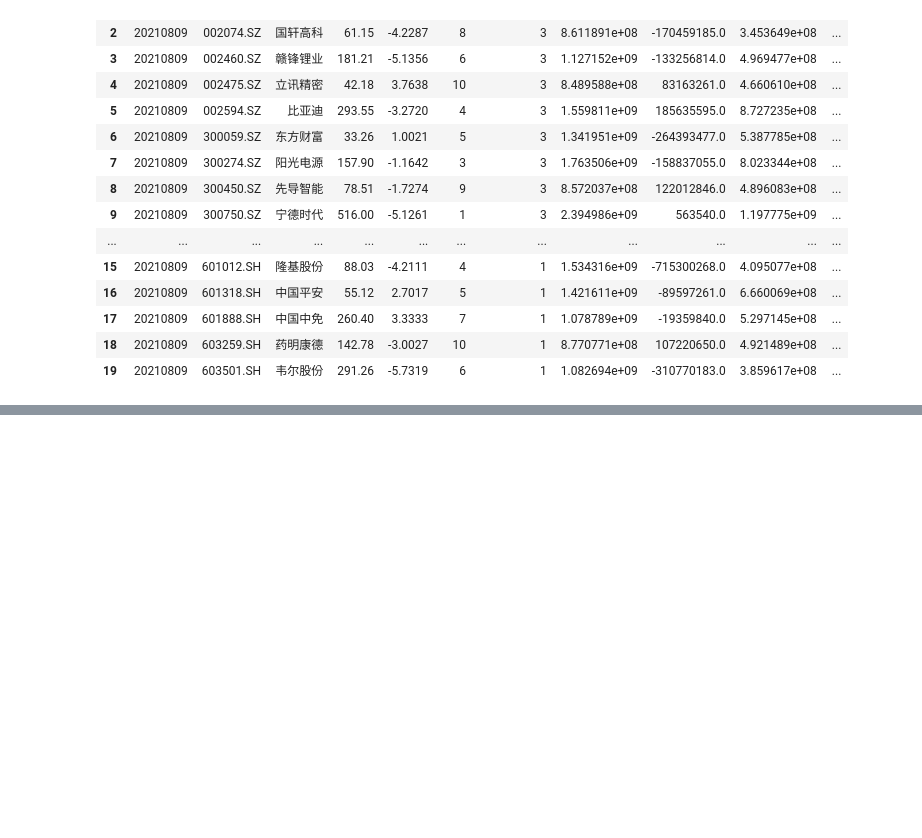
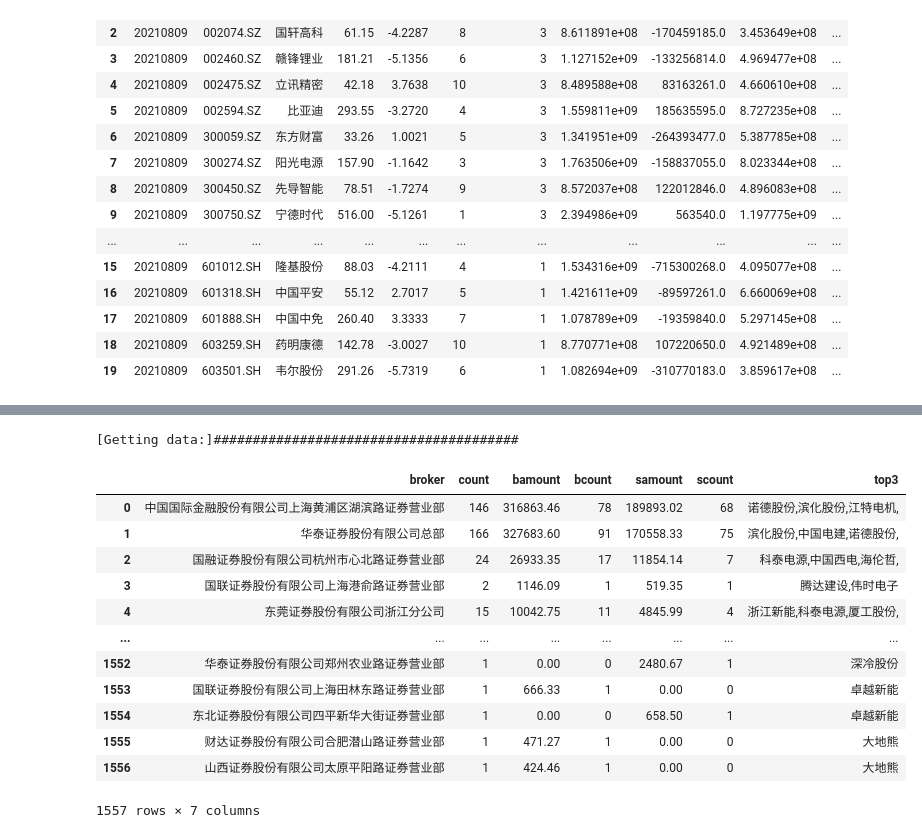
Before and after one commit to linfenglee/quant_trading, a Jupyter notebook: stock_trading/test.ipynb, the cells around one changed output, grey strips where cells are left out. Drawn from its saved outputs; the diff is of its cells as text; code cells hidden in the pictures; blank space fills up the shorter version.

```diff
--- a/stock_trading/test.ipynb
+++ b/stock_trading/test.ipynb
@@ -358,0 +368,17 @@ RequestTimeout: binance GET https://api.binance.com/api/v3/exchangeInfo
+# %%
+ts.broker_tops(10)
+# %% [output]
+[Getting data:]#######################################
+|  | broker | count | bamount | bcount | samount | scount | top3 |
+| 0 | 中国国际金融股份有限公司上海黄浦区湖滨路证券营业部 | 146 | 316863.46 | 78 | 189893.02 | 68 | 诺德股份,滨化股份,江特电机, |
+| 1 | 华泰证券股份有限公司总部 | 166 | 327683.60 | 91 | 170558.33 | 75 | 滨化股份,中国电建,诺德股份, |
+| 2 | 国融证券股份有限公司杭州市心北路证券营业部 | 24 | 26933.35 | 17 | 11854.14 | 7 | 科泰电源,中国西电,海伦哲, |
+| 3 | 国联证券股份有限公司上海港俞路证券营业部 | 2 | 1146.09 | 1 | 519.35 | 1 | 腾达建设,伟时电子 |
+| 4 | 东莞证券股份有限公司浙江分公司 | 15 | 10042.75 | 11 | 4845.99 | 4 | 浙江新能,科泰电源,厦工股份, |
+| ... | ... | ... | ... | ... | ... | ... | ... |
+| 1552 | 华泰证券股份有限公司郑州农业路证券营业部 | 1 | 0.00 | 0 | 2480.67 | 1 | 深冷股份 |
+| 1553 | 国联证券股份有限公司上海田林东路证券营业部 | 1 | 666.33 | 1 | 0.00 | 0 | 卓越新能 |
+| 1554 | 东北证券股份有限公司四平新华大街证券营业部 | 1 | 0.00 | 0 | 658.50 | 1 | 卓越新能 |
+| 1555 | 财达证券股份有限公司合肥潜山路证券营业部 | 1 | 471.27 | 1 | 0.00 | 0 | 大地熊 |
+| 1556 | 山西证券股份有限公司太原平阳路证券营业部 | 1 | 424.46 | 1 | 0.00 | 0 | 大地熊 |
+1557 rows × 7 columns
```
Also changed, not shown: parts of 11 cells of this notebook, 1 other file.
